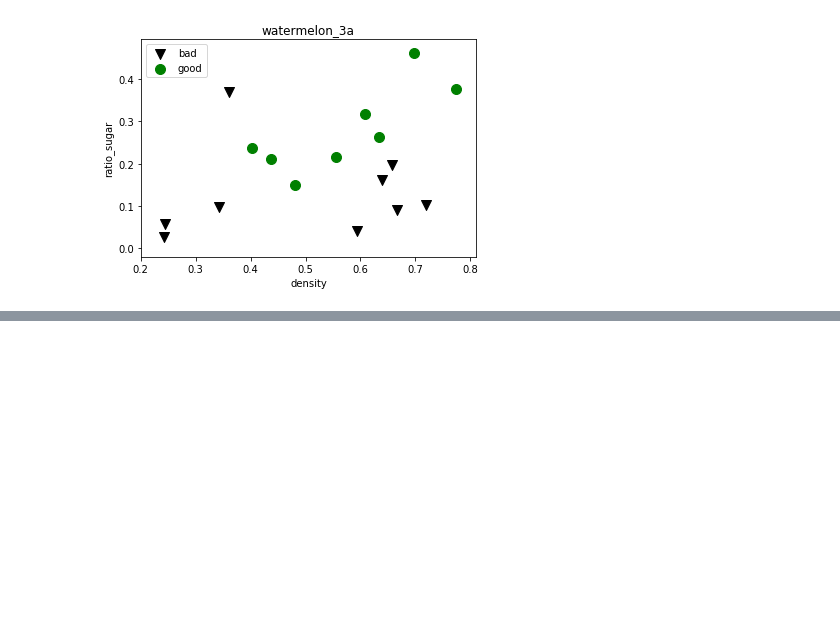
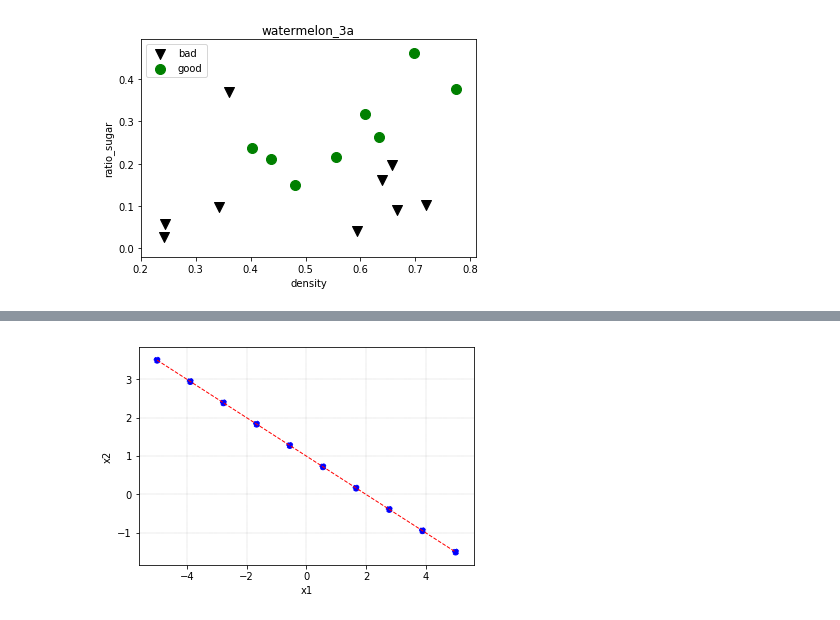
Before and after one commit to MagnetoWang/machine-learning-notes, a Jupyter notebook: 机器学习实战/模式识别课程/线性判别函数/LDA.ipynb, the cells around one changed output, grey strips where cells are left out. Drawn from its saved outputs; the diff is of its cells as text; code cells hidden in the pictures; blank space fills up the shorter version.

```diff
--- a/机器学习实战/模式识别课程/线性判别函数/LDA.ipynb
+++ b/机器学习实战/模式识别课程/线性判别函数/LDA.ipynb
@@ -278,0 +336,25 @@ import matplotlib.pyplot as plt
+# %%
+
+
+import numpy as np
+import matplotlib.pyplot as plt
+
+w0=-2
+w1=1
+w2=2
+x1=-(w0/w1)
+x2=-(w0/w2)
+g=w1*x1+w2*x2+w0
+
+k=(x2)/(0-x1)
+x=np.linspace(-5,5,10)
+y=k*x+x2
+plt.grid(True, linestyle = "-.", color = "black", linewidth = "0.1")
+#plt.yticks([-2, -1.8, -1, 1.22, 3],[r'$really\ bad$', r'$bad$', r'$normal$', r'$good$', r'$really\ good$'])
+plt.plot(x,y,color='red', linewidth=1.0, linestyle='--')
+plt.scatter(x,y,color='blue', linewidth=1.0, linestyle='--')
+plt.xlabel('x1')
+plt.ylabel('x2')
+plt.show()
+# %% [output]
+[figure, added]
```
Also changed, not shown: parts of 3 cells of this notebook, 21 other files.
